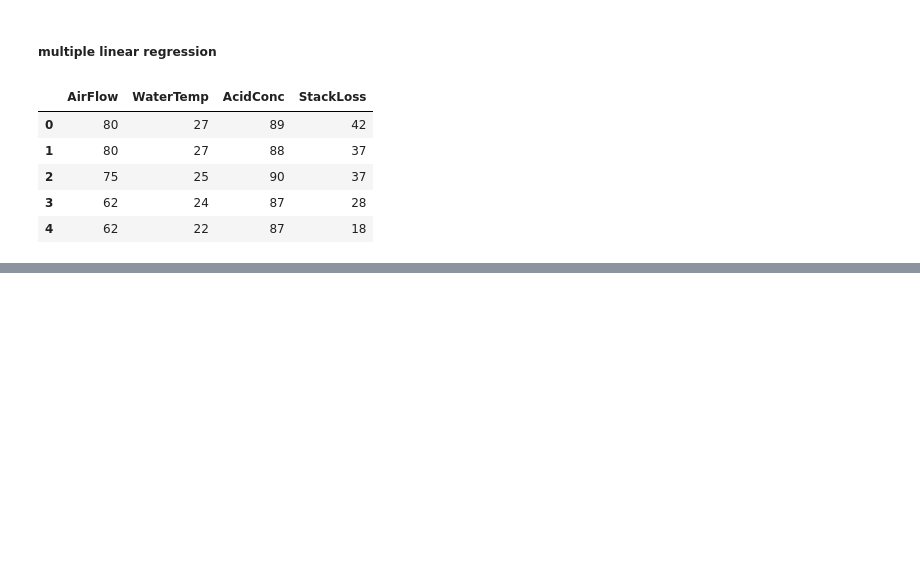
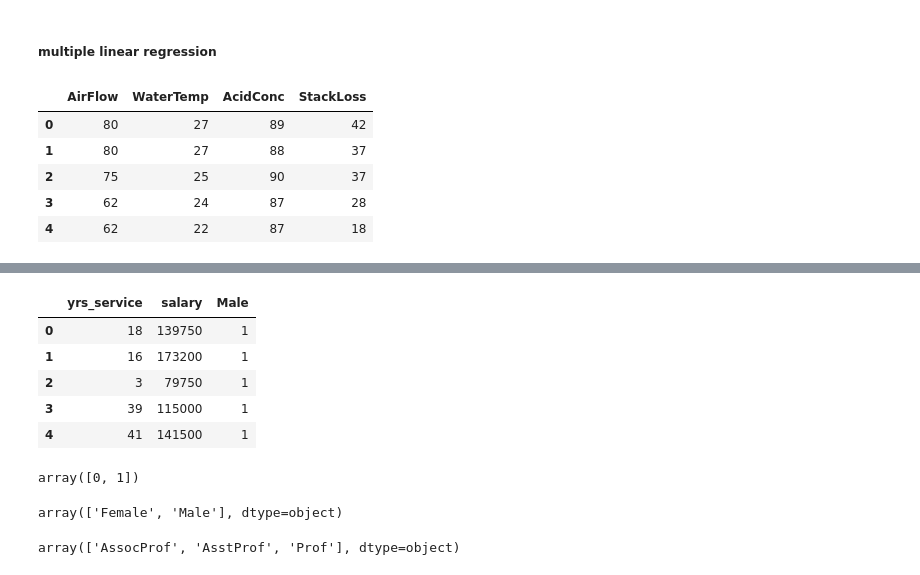
Before and after one commit to realshubhamraut/CDAC-DBDA-coursework, a Jupyter notebook: 09.practical-machine-learning/classfiles/day_1.ipynb, the cells around one changed output, grey strips where cells are left out. Drawn from its saved outputs; the diff is of its cells as text; code cells hidden in the pictures; blank space fills up the shorter version.

```diff
--- a/09.practical-machine-learning/classfiles/day_1.ipynb
+++ b/09.practical-machine-learning/classfiles/day_1.ipynb
@@ -267,0 +281,3 @@ strong multicollinearity or other numerical problems.
+# %%
+gen_dummy= pd.get_dummies(my_df.gender, drop_first=True).astype(int)
+gen_dummy.head()
@@ -267,0 +291,25 @@ strong multicollinearity or other numerical problems.
+# %%
+my_df = my_df.drop('gender', axis = 1)
+# %%
+my_df = pd.concat([my_df, gen_dummy], axis = 1)
+# %%
+my_df.head()
+# %% [output]
+|  | yrs_service | salary | Male |
+| 0 | 18 | 139750 | 1 |
+| 1 | 16 | 173200 | 1 |
+| 2 | 3 | 79750 | 1 |
+| 3 | 39 | 115000 | 1 |
+| 4 | 41 | 141500 | 1 |
+# %%
+np.unique([my_df.Male])
+# %% [output]
+array([0, 1])
+# %%
+np.unique(df['gender'])
+# %% [output]
+array(['Female', 'Male'], dtype=object)
+# %%
+np.unique(df['rank'])
+# %% [output]
+array(['AssocProf', 'AsstProf', 'Prof'], dtype=object)
```
Also changed, not shown: parts of 14 cells of this notebook, 4 other files.
